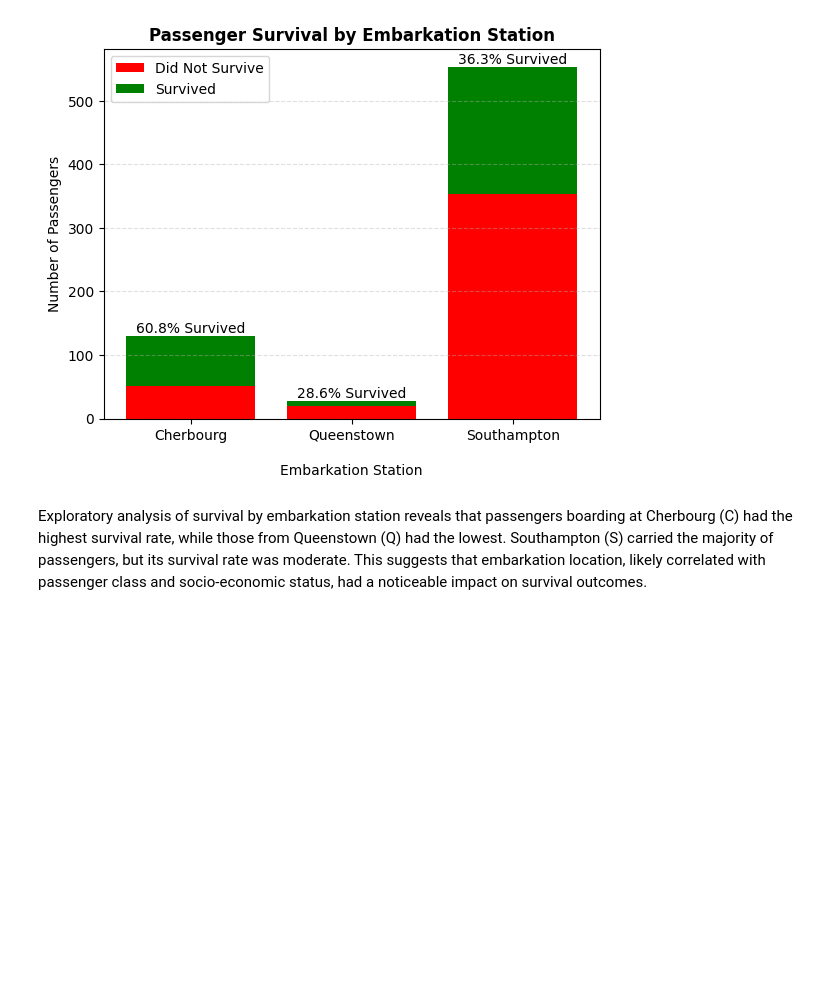
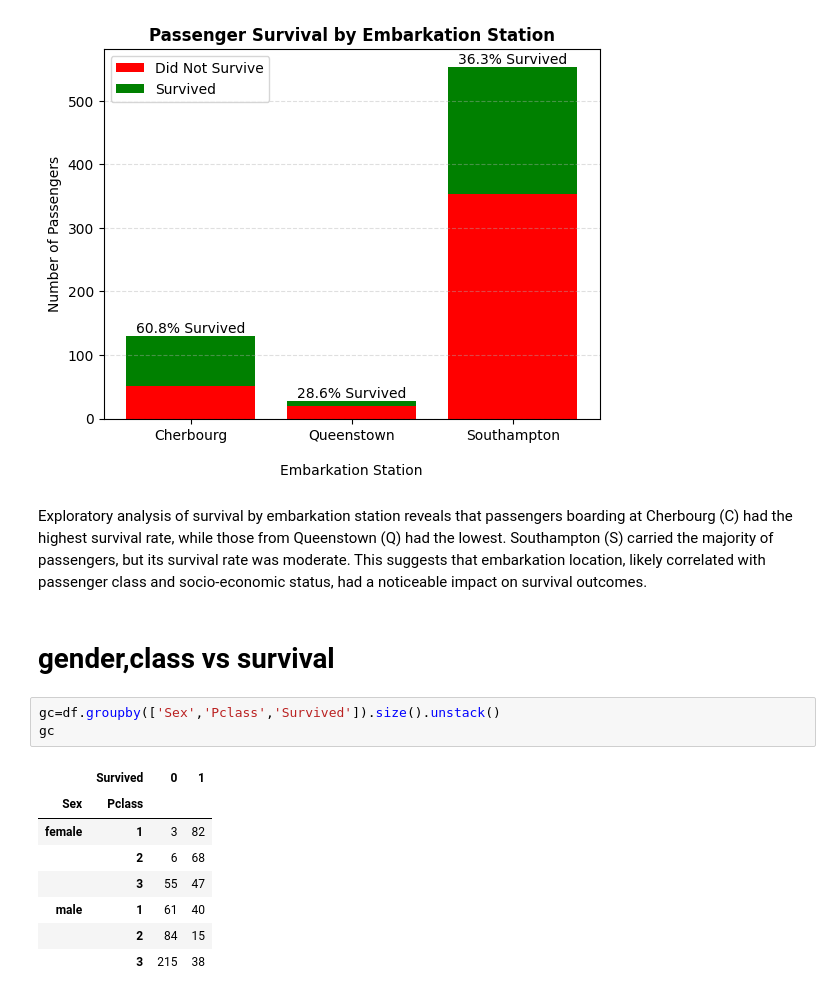
Before and after one commit to ayoosh226/EDA-Titanic-, a Jupyter notebook: titanic_visualization.ipynb, the cells around one changed output. Saved outputs shown, nothing was run; the diff lists cells and outputs as text; blank space fills up the shorter version.

```diff
--- a/titanic_visualization.ipynb
+++ b/titanic_visualization.ipynb
@@ -427,3 +436,17 @@ plt.show()
 [figure]
 # %% [markdown]
 Exploratory analysis of survival by embarkation station reveals that passengers boarding at Cherbourg (C) had the highest survival rate, while those from Queenstown (Q) had the lowest. Southampton (S) carried the majority of passengers, but its survival rate was moderate. This suggests that embarkation location, likely correlated with passenger class and socio-economic status, had a noticeable impact on survival outcomes.
+# %% [markdown]
+# gender,class vs survival
+# %%
+gc=df.groupby(['Sex','Pclass','Survived']).size().unstack()
+gc
+# %% [output]
+|  | Survived | 0 | 1 |
+| Sex | Pclass |  |  |
+| female | 1 | 3 | 82 |
+|  | 2 | 6 | 68 |
+|  | 3 | 55 | 47 |
+| male | 1 | 61 | 40 |
+|  | 2 | 84 | 15 |
+|  | 3 | 215 | 38 |
```
Also changed, not shown: parts of 4 cells of this notebook.
